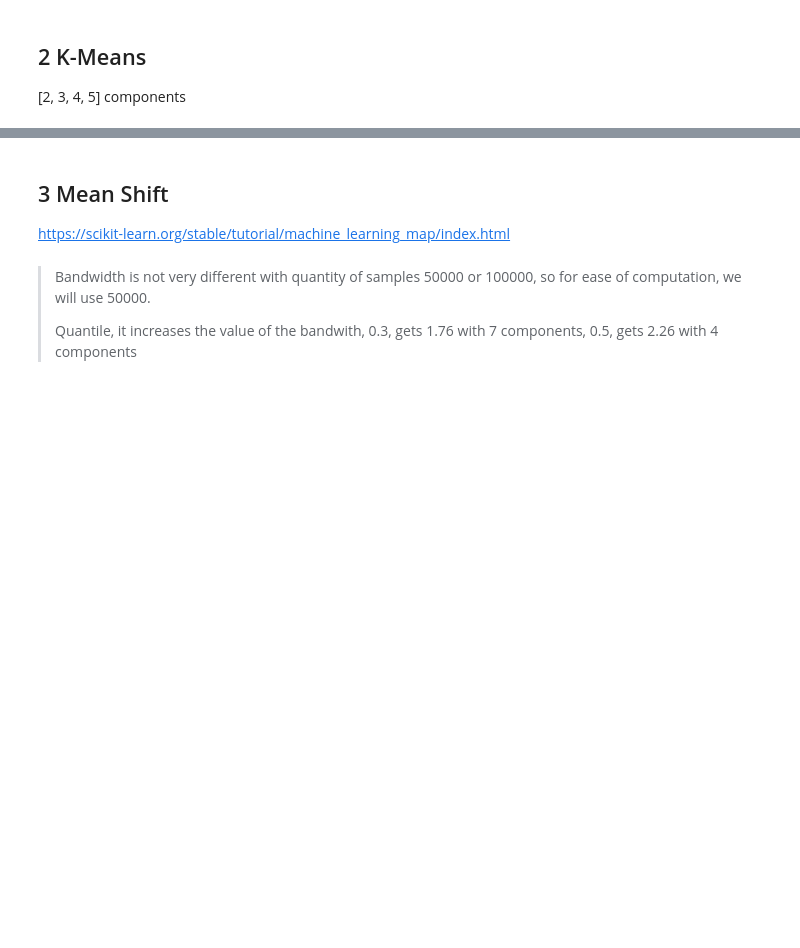
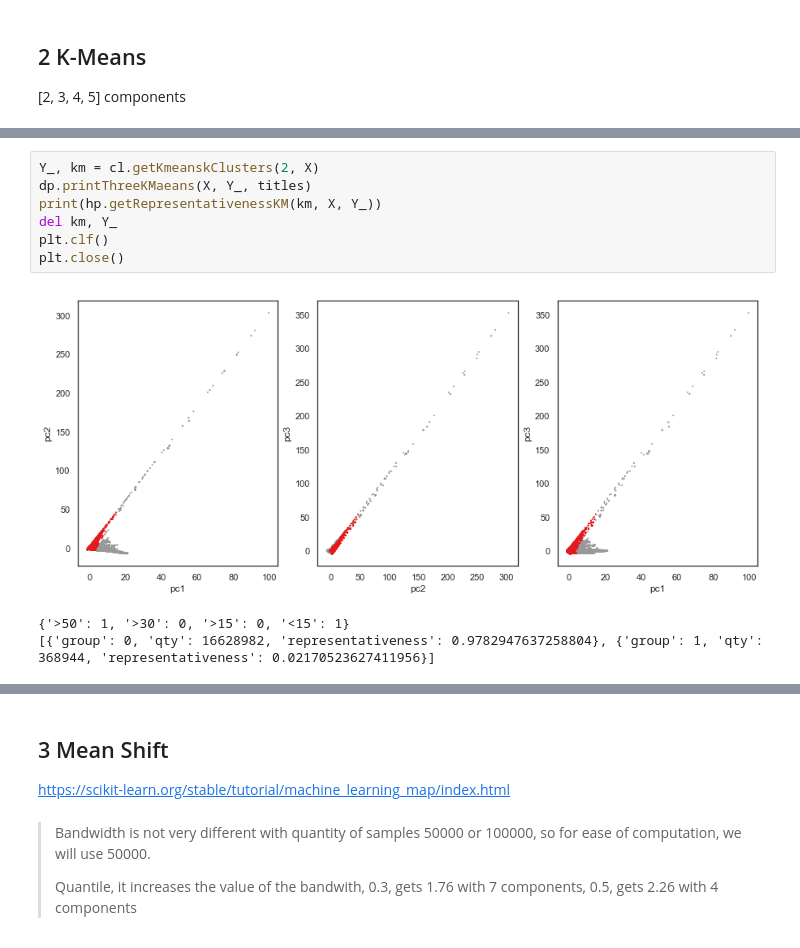
Before and after one commit to valeporti/stg_ete, a Jupyter notebook: test_4.ipynb, the cells around one changed output, grey strips where cells are left out. Cells and saved outputs as stored; diff of their text form; blank space fills up the shorter version.

```diff
--- a/test_4.ipynb
+++ b/test_4.ipynb
@@ -439,0 +426,11 @@ print(hp.getRepresentativenessKM(km, X, Y_))
+# %%
+Y_, km = cl.getKmeanskClusters(2, X)
+dp.printThreeKMaeans(X, Y_, titles)
+print(hp.getRepresentativenessKM(km, X, Y_))
+del km, Y_
+plt.clf()
+plt.close()
+# %% [output]
+[figure, added]
+{'>50': 1, '>30': 0, '>15': 0, '<15': 1}
+[{'group': 0, 'qty': 16628982, 'representativeness': 0.9782947637258804}, {'group': 1, 'qty': 368944, 'representativeness': 0.02170523627411956}]
```
Also changed, not shown: parts of 21 cells of this notebook, 6 other files.
